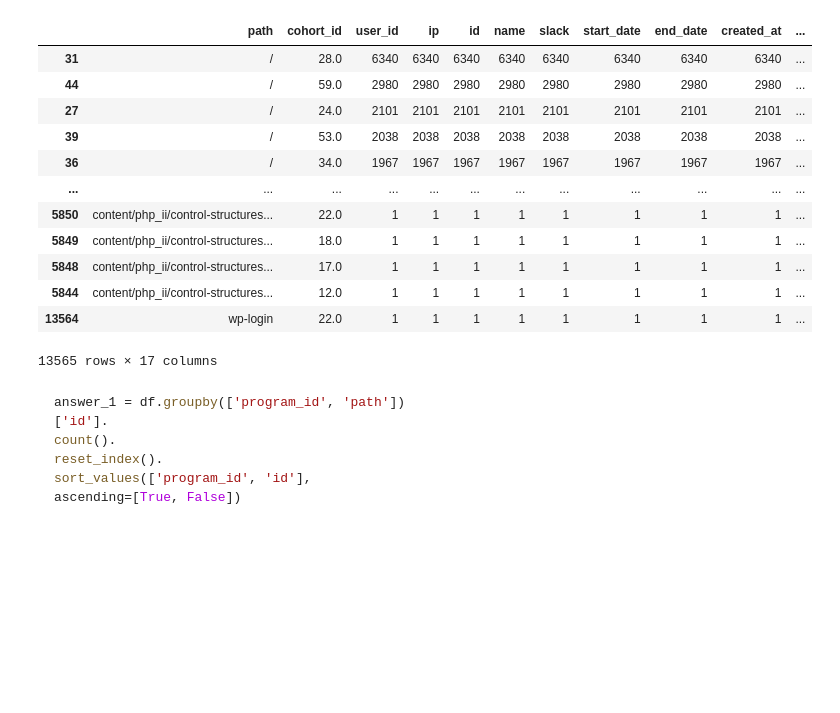
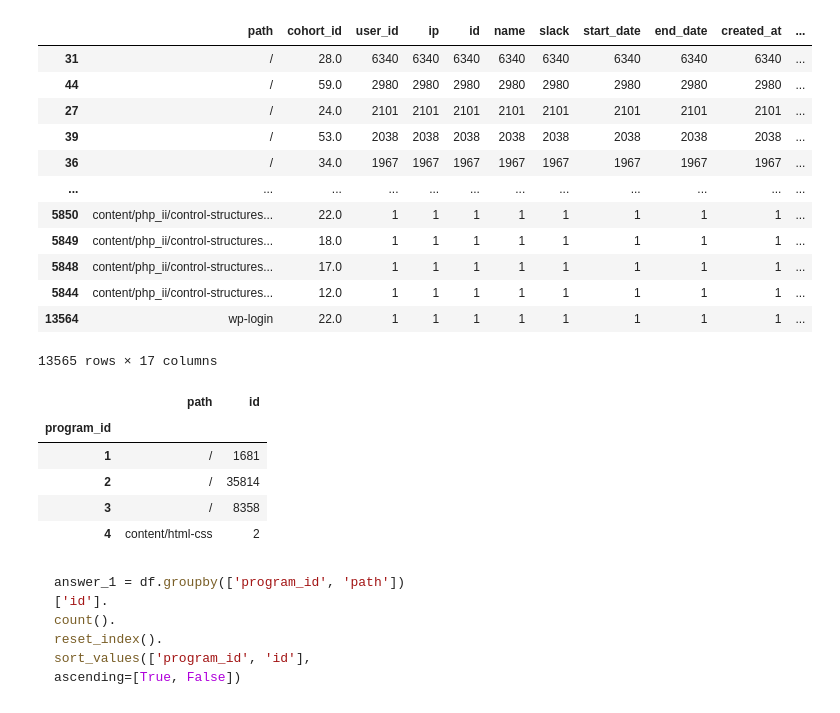
Before and after one commit to Anomaly-Detection-Project/Anomaly_detect-Project, a Jupyter notebook: manny_functions.ipynb, the cells around one changed output. Drawn from its saved outputs; the diff is of its cells as text; code cells hidden in the pictures; blank space fills up the shorter version.

```diff
--- a/manny_functions.ipynb
+++ b/manny_functions.ipynb
@@ -178,6 +207,17 @@ df.groupby(['path','cohort_id']).count().reset_index().sort_values('user_id',asc
 | 5844 | content/php_ii/control-structures... | 12.0 | 1 | 1 | 1 | 1 | 1 | 1 | 1 | 1 | ... |
 | 13564 | wp-login | 22.0 | 1 | 1 | 1 | 1 | 1 | 1 | 1 | 1 | ... |
 13565 rows × 17 columns
+# %%
+top_results = df.groupby(['program_id', 'path'])['id'].count().reset_index().sort_values(['program_id', 'id'], ascending=[True, False]).groupby('program_id').nth(0)
+# %%
+top_results
+# %% [output]
+|  | path | id |
+| program_id |  |  |
+| 1 | / | 1681 |
+| 2 | / | 35814 |
+| 3 | / | 8358 |
+| 4 | content/html-css | 2 |
 # %%
 df = df[df['path'].str.len()>3]
 # %%
```
Also changed, not shown: parts of 9 cells of this notebook.
